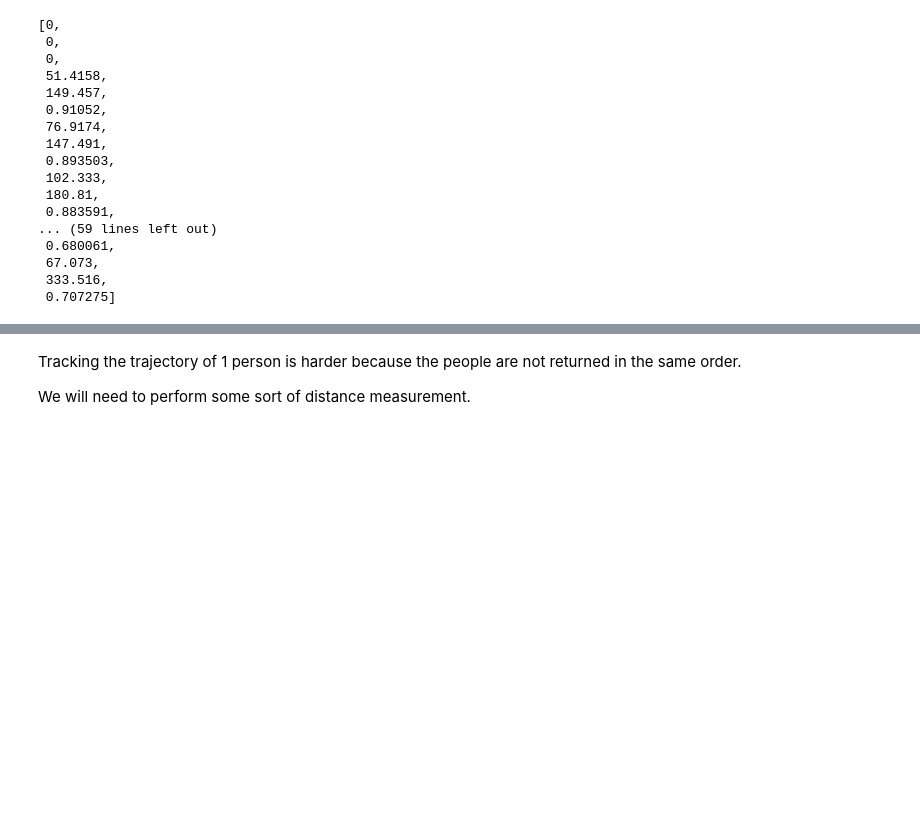
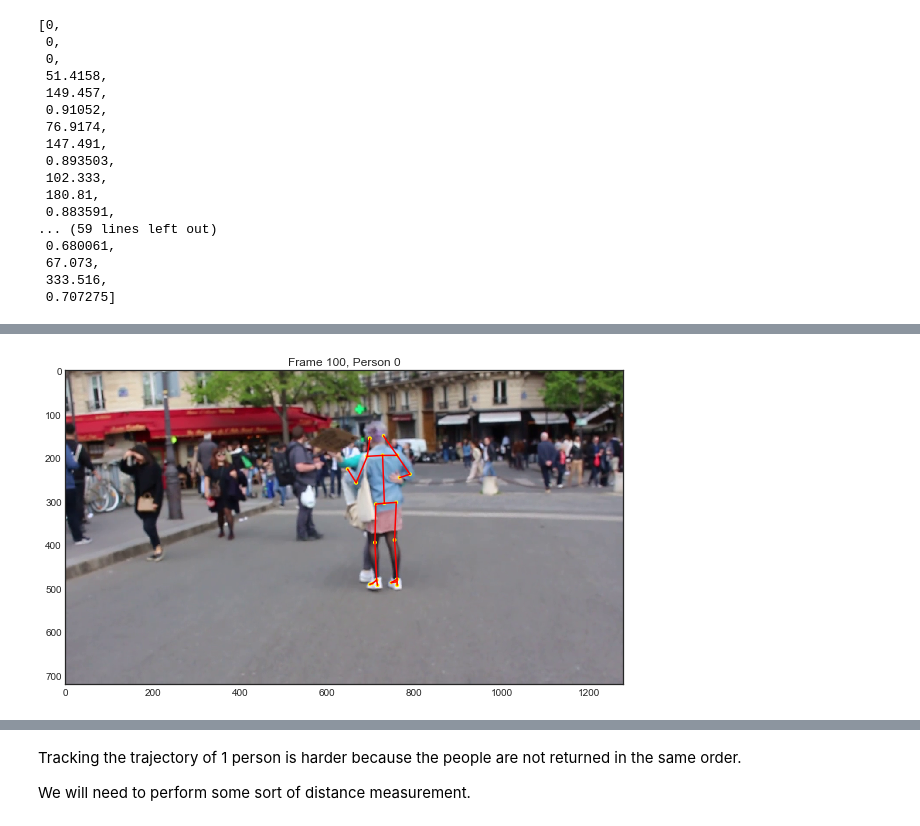
Before and after one commit to lisaong/hss, a Jupyter notebook: 04_pose_estimation.ipynb, the cells around one changed output, grey strips where cells are left out. Cells and saved outputs as stored; diff of their text form; code cells hidden in the pictures; blank space fills up the shorter version.

```diff
--- a/04_pose_estimation.ipynb
+++ b/04_pose_estimation.ipynb
@@ -164,0 +183,22 @@ def keypoints_to_dataframe(keypoints):
+# %%
+fig, ax = plt.subplots(figsize=(10, 8))
+
+video = cv2.VideoCapture('./data/openpose/video.avi')
+
+frame = json.load(open(f'./data/openpose/video_000000000100_keypoints.json', 'rb'))
+df = keypoints_to_dataframe(frame['people'][0]['pose_keypoints_2d'])
+
+for i in range(100):
+    _, image = video.read()
+_, image1 = video.read()
+
+# different size dots according to probability
+ax.scatter(df.x, df.y, s=df.c*10, color='yellow')
+ax.set(title='Frame 100, Person 0')
+
+# openCV uses BGR, convert to RGB
+ax.imshow(cv2.cvtColor(image1, cv2.COLOR_BGR2RGB))
+
+draw_skeleton(ax, df)
+# %% [output]
+[figure, added]
```
Also changed, not shown: parts of 6 cells of this notebook.
